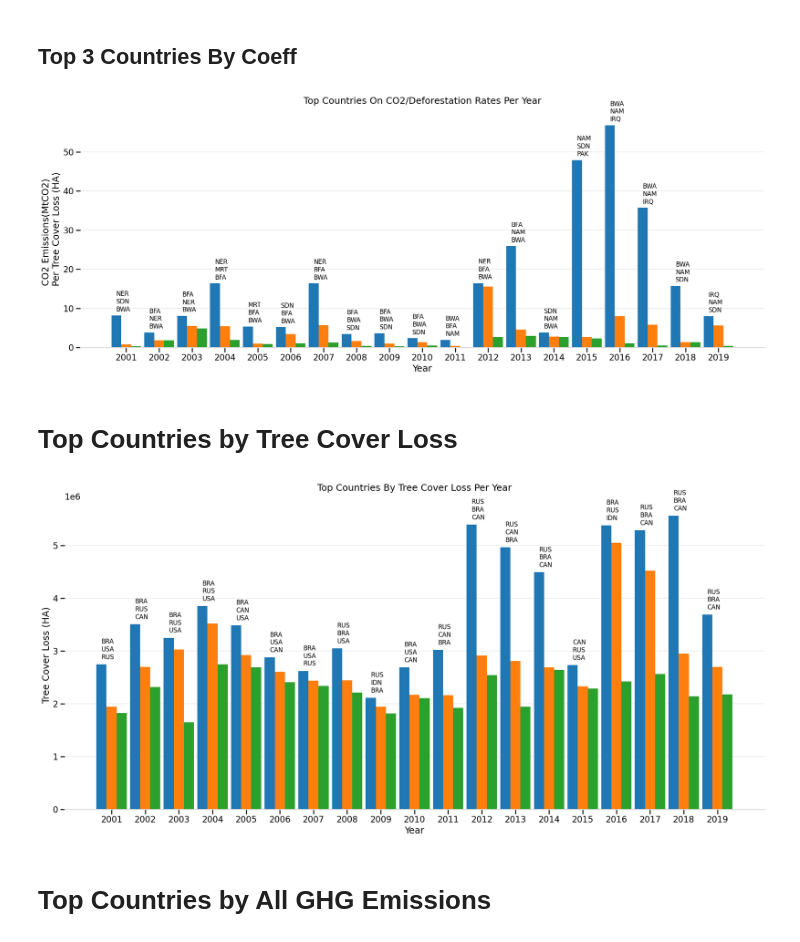
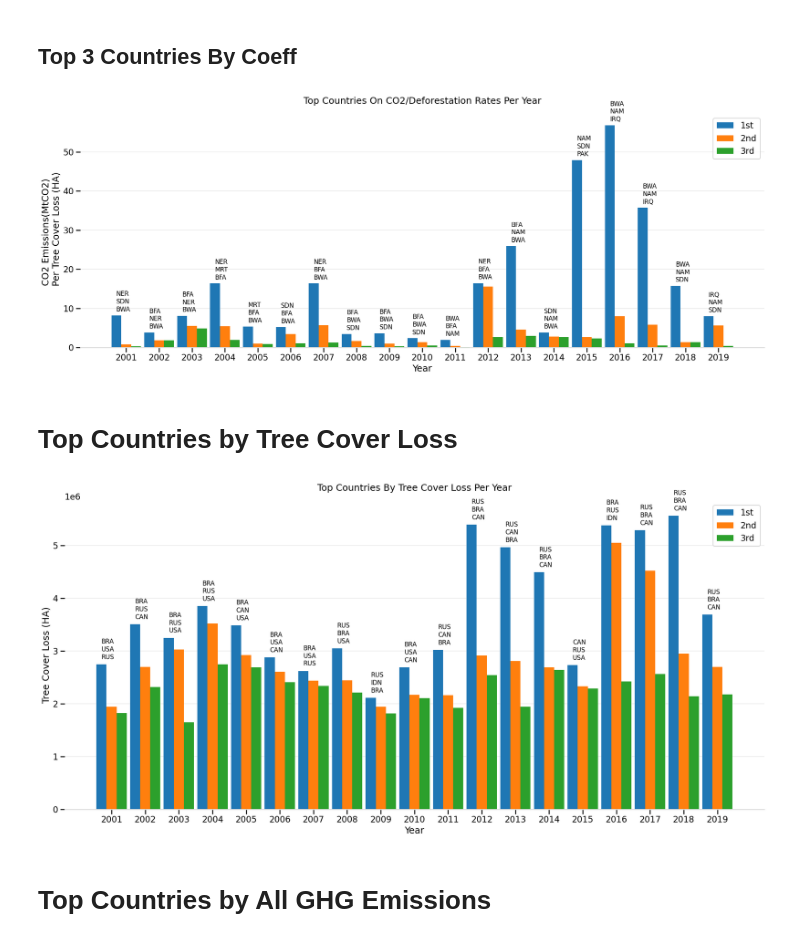
Before and after one commit to RashedRifat/PBDAA-Fall-2022, a Jupyter notebook: viz/main.ipynb, the cells around one changed output. Saved outputs shown, nothing was run; the diff lists cells and outputs as text; code cells hidden in the pictures.

Commit message:
adding legends

```diff
--- a/viz/main.ipynb
+++ b/viz/main.ipynb
@@ -74,9 +74,9 @@ pos = [i + bar_width for i in x]
 b1 = ax.bar(x, df2[df2.Rank == 1].Rate.to_list(),
     width=bar_width, label="1st")
 b2 = ax.bar(x + bar_width, df2[df2.Rank == 2].Rate.to_list(),
-    width=bar_width, label="1st")
+    width=bar_width, label="2nd")
 b3 = ax.bar(x + (2*bar_width), df2[df2.Rank == 3].Rate.to_list(),
-    width=bar_width, label="1st")
+    width=bar_width, label="3rd")
 
 # Set Plot Labels
 ax.set_xlabel("Year")
@@ -86,34 +86,35 @@ ax.set_title("Top Countries On CO2/Deforestation Rates Per Year", pad=20)
 # Set Spines
 ax.spines['top'].set_visible(False)
 ax.spines['right'].set_visible(False)
 ax.spines['left'].set_visible(False)
 ax.spines['bottom'].set_color('#DDDDDD')
 
 # Modify Axes and Grids
 ax.set_axisbelow(True)
 ax.yaxis.grid(True, color='#EEEEEE')
 ax.xaxis.grid(False)
 ax.set_xticks([i + bar_width for i in x])
 ax.set_xticklabels(x)
+ax.legend()
 
 # Create Labels
 labels = df2.ISO.to_list()
 labels = [labels[i:i+3] for i in range(0, len(labels), 3)]
 for i, bar in enumerate(ax.patches):
     if i % 3 != 0: continue
     group = labels[i // 3]
 
     text = "\n".join(group)
     text_x = 2001 + (i // 3)
     text_y = df2.loc[i, "Rate"] + 1
 
     ax.text(text_x, text_y, text, size=12)
 
 # Show with Tight Layout
 fig.tight_layout()
 fig.savefig(out_dir / "top_countries_by_rate_per_year.png")
 # %% [output]
-[figure, old version]
+[figure, new version]
 # %%
 import plotly.figure_factory as ff
 fig = ff.create_table(df2[['ISO', 'Year', 'Rate', 'Rank']])
@@ -165,6 +166,7 @@ ax.yaxis.grid(True, color='#EEEEEE')
 ax.xaxis.grid(False)
 ax.set_xticks(pos)
 ax.set_xticklabels(x)
+ax.legend()
 
 # make text
 labels = df3.ISO.to_list()
@@ -183,7 +185,7 @@ for i, bar in enumerate(ax.patches):
 fig.tight_layout()
 fig.savefig(out_dir / "top_countries_by_treeloss_per_year.png")
 # %% [output]
-[figure, old version]
+[figure, new version]
 # %%
 fig = ff.create_table(df3[['ISO', 'Year', 'Treeloss', 'Rank']])
 fig.update_layout(
```
Also changed, not shown: parts of 2 cells of this notebook, 4 other files.
